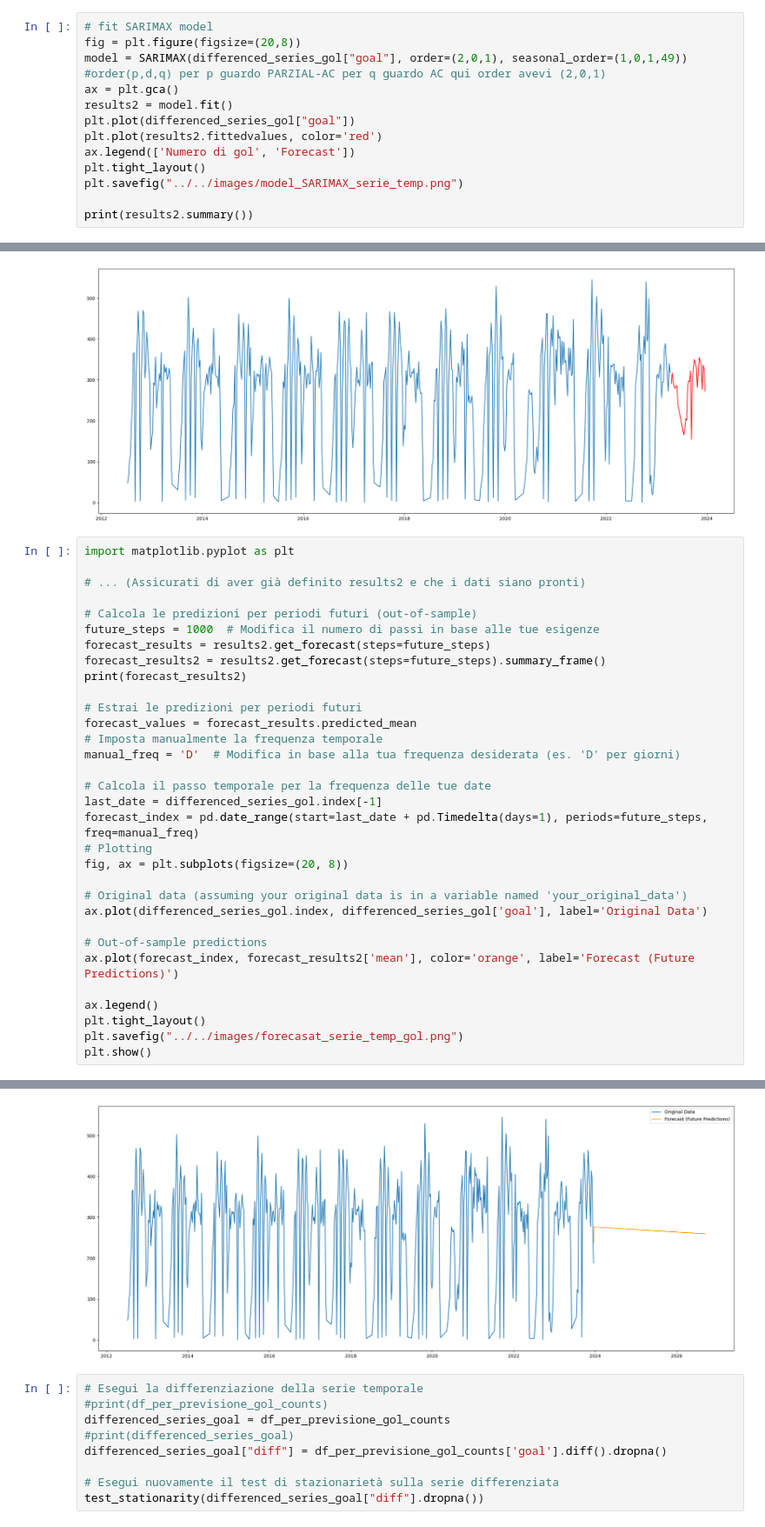
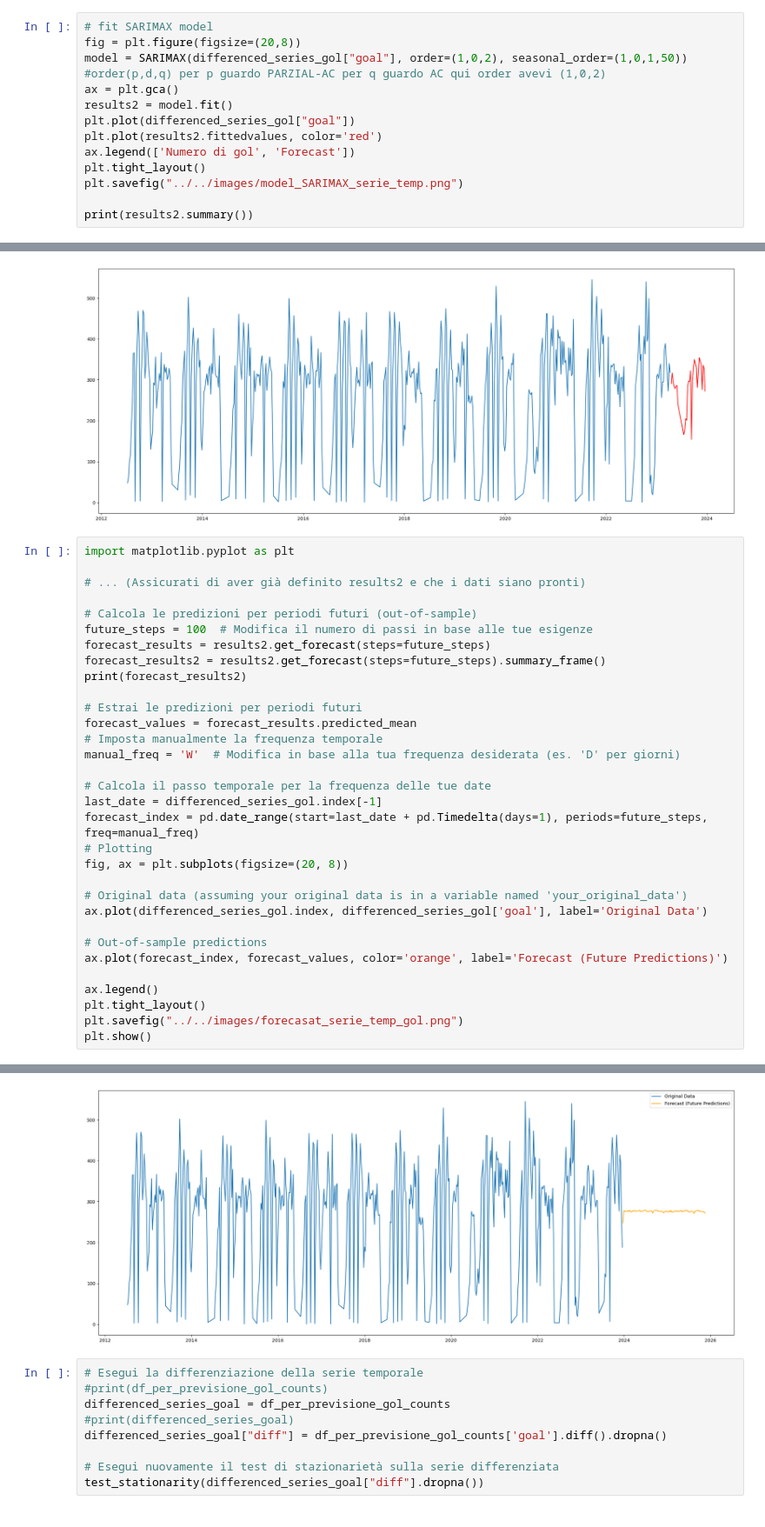
Before and after one commit to MikDR/DataScience-Python, a Jupyter notebook: codice/serie_temp/serie_tem_prova.ipynb, the cells around one changed output, grey strips where cells are left out. Shown at 87% size. Saved outputs shown, nothing was run; the diff lists cells and outputs as text.

Commit message:
modificato forecast

```diff
--- a/codice/serie_temp/serie_tem_prova.ipynb
+++ b/codice/serie_temp/serie_tem_prova.ipynb
@@ -275,7 +256,7 @@ plt.savefig("../../images/ac_pac_serie_temp_gol.png")
 # %%
 # fit SARIMAX model
 fig = plt.figure(figsize=(20,8))
-model = SARIMAX(differenced_series_gol["goal"], order=(2,0,1), seasonal_order=(1,0,1,49)) #order(p,d,q) per p guardo PARZIAL-AC per q guardo AC qui order avevi (2,0,1)
+model = SARIMAX(differenced_series_gol["goal"], order=(1,0,2), seasonal_order=(1,0,1,50)) #order(p,d,q) per p guardo PARZIAL-AC per q guardo AC qui order avevi (1,0,2)
 ax = plt.gca()
 results2 = model.fit()
 plt.plot(differenced_series_gol["goal"])
@@ -320,7 +301,7 @@ import matplotlib.pyplot as plt
 # ... (Assicurati di aver già definito results2 e che i dati siano pronti)
 
 # Calcola le predizioni per periodi futuri (out-of-sample)
-future_steps = 1000  # Modifica il numero di passi in base alle tue esigenze
+future_steps = 100  # Modifica il numero di passi in base alle tue esigenze
 forecast_results = results2.get_forecast(steps=future_steps)
 forecast_results2 = results2.get_forecast(steps=future_steps).summary_frame()
 print(forecast_results2)
@@ -328,7 +309,7 @@ print(forecast_results2)
 # Estrai le predizioni per periodi futuri
 forecast_values = forecast_results.predicted_mean
 # Imposta manualmente la frequenza temporale
-manual_freq = 'D'  # Modifica in base alla tua frequenza desiderata (es. 'D' per giorni)
+manual_freq = 'W'  # Modifica in base alla tua frequenza desiderata (es. 'D' per giorni)
 
 # Calcola il passo temporale per la frequenza delle tue date
 last_date = differenced_series_gol.index[-1]
@@ -340,7 +321,7 @@ fig, ax = plt.subplots(figsize=(20, 8))
 ax.plot(differenced_series_gol.index, differenced_series_gol['goal'], label='Original Data')
 
 # Out-of-sample predictions
-ax.plot(forecast_index, forecast_results2['mean'], color='orange', label='Forecast (Future Predictions)')
+ax.plot(forecast_index, forecast_values, color='orange', label='Forecast (Future Predictions)')
 
 ax.legend()
 plt.tight_layout()
@@ -364,4 +345,4 @@ goal        mean     mean_se  mean_ci_lower  mean_ci_upper
-[figure, old version]
+[figure, new version]
 # %%
 # Esegui la differenziazione della serie temporale
 #print(df_per_previsione_gol_counts)
```
Also changed, not shown: parts of 3 cells of this notebook.
